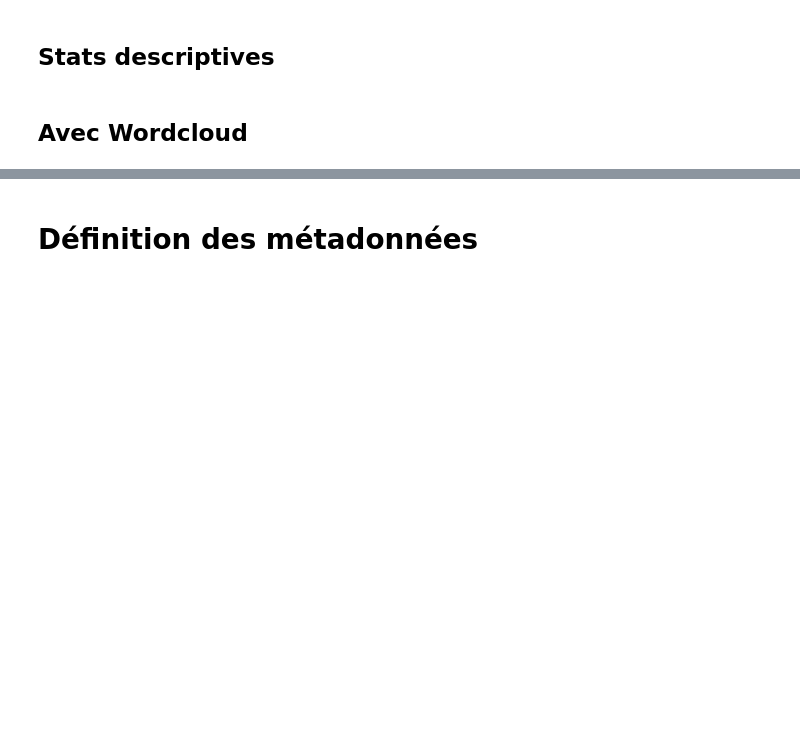
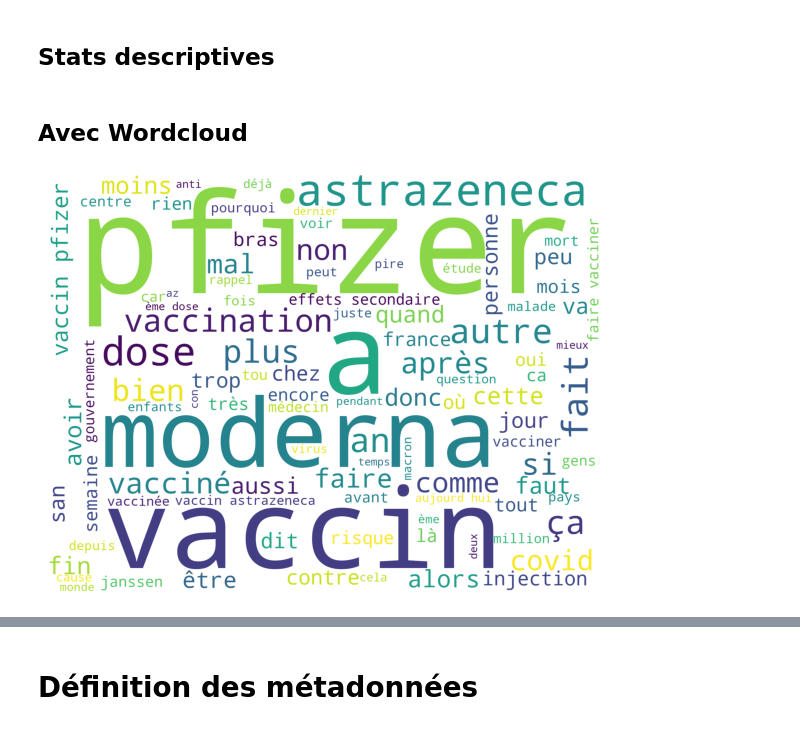
Before and after one commit to konkinit/sentiment_analysis, a Jupyter notebook: Notebook_Analyse.ipynb, the cells around one changed output, grey strips where cells are left out. Saved outputs shown, nothing was run; the diff lists cells and outputs as text; code cells hidden in the pictures; blank space fills up the shorter version.

```diff
--- a/Notebook_Analyse.ipynb
+++ b/Notebook_Analyse.ipynb
@@ -60,6 +151,5 @@ def transforme(texte):
         texte=texte.replace(item,"")
     return texte
 # %%
-pd.options.display.max_colwidth = 1000
-df["texte1"]=df["text"].apply(lambda x: transforme(x))
-df.tail()
+df["texte_propre"]=df["texte"].apply(lambda x: transforme(x))
+df.head()
@@ -66,5 +163,5 @@ df.tail()
 # %%
-#transformer chaque phrase en liste de mots
-df["liste_mots"] = df["texte1"].apply(lambda x: nltk.word_tokenize(x, language ='french'))
+# transformer chaque phrase en liste de mots
+df["liste_mots"] = df["texte_propre"].apply(lambda x: nltk.word_tokenize(x, language ='french'))
 # %%
 df.head()
@@ -89,7 +200,7 @@ def tweet_label(text):
         return -1
     return 0
 # %%
-df["score"]= df["texte1"].apply(tweet_polarite)
+df["score"] = df["texte_propre"].apply(tweet_polarite)
 # %%
-df["label"]=df["texte1"].apply(tweet_label)
+df["label"] = df["texte_propre"].apply(tweet_label)
 df.head()
@@ -102,18 +220,20 @@ df.head()
 # %%
 df_cloud = df[df['label']==-1]
 # join tweets to a single string
-words = ' '.join(df_cloud['texte1'])
+words = ' '.join(df_cloud['texte_propre'])
 
 wordcloud = WordCloud(stopwords=stop_words,
                       background_color='white',
                       width=2000,
-                      height=1500, max_words=50
+                      height=1500, max_words=100
                      ).generate(words)
 
 plt.figure(1,figsize=(10, 10))
 plt.imshow(wordcloud)
 plt.axis('off')
 plt.show()
+# %% [output]
+[figure, added]
 # %%
 df_cloud = df[df['label']==1]
 # join tweets to a single string
```
Also changed, not shown: parts of 17 cells of this notebook, 7 other files.
